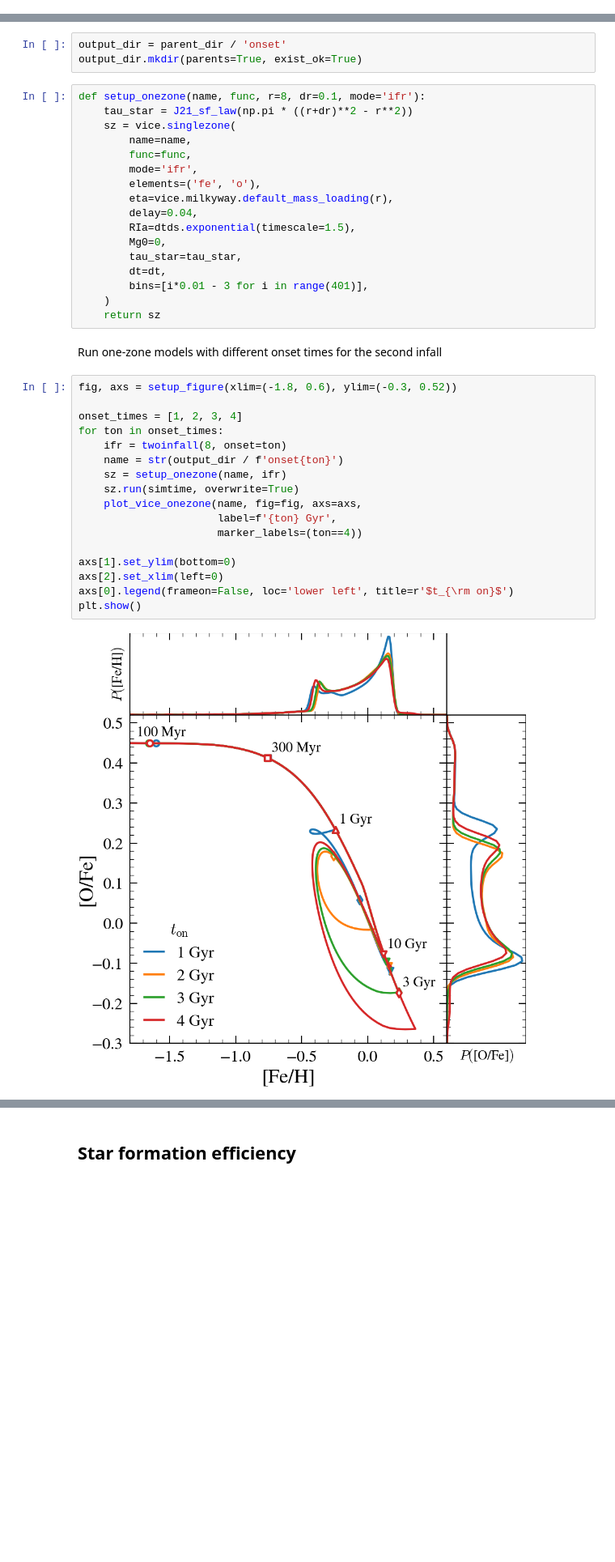
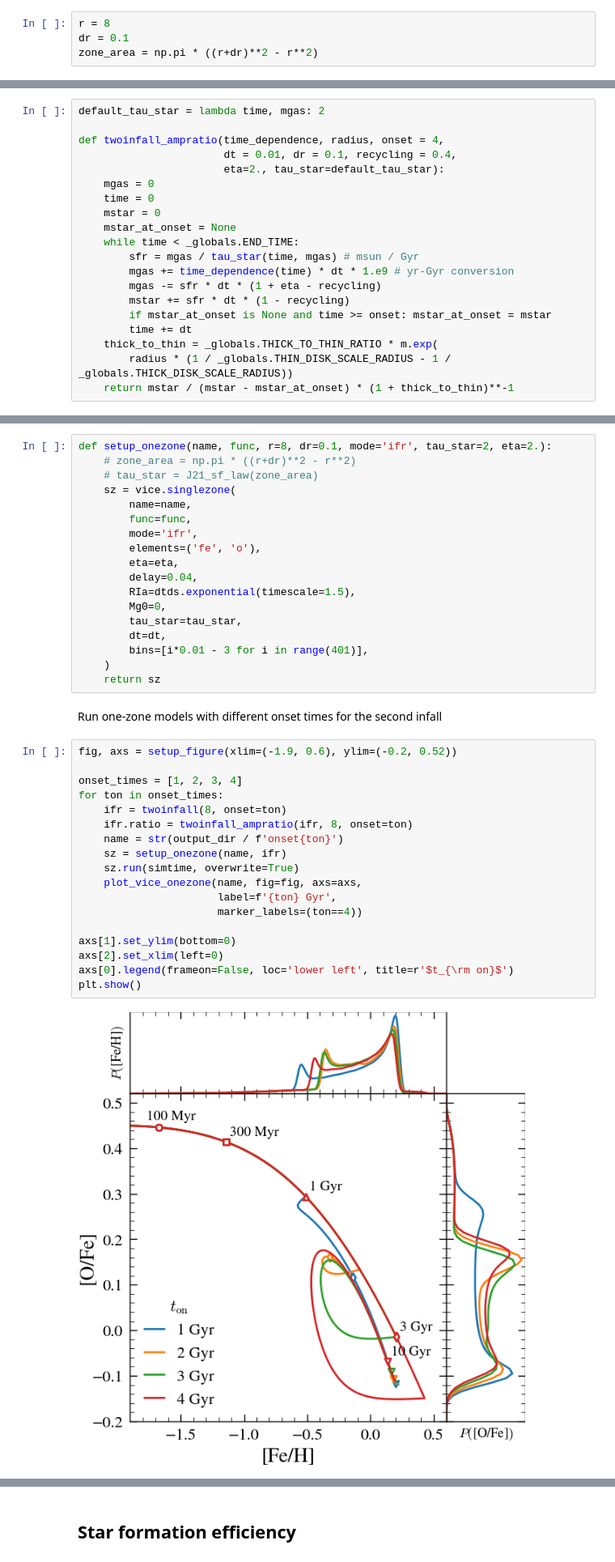
Before and after one commit to lodubay/twoinfall, a Jupyter notebook: src/scripts/onezone_params.ipynb, the cells around one changed output, grey strips where cells are left out. Shown at 81% size. Cells and saved outputs as stored; diff of their text form; blank space fills up the shorter version.

Commit message:
add plots comparing twoinfall models

```diff
--- a/src/scripts/onezone_params.ipynb
+++ b/src/scripts/onezone_params.ipynb
@@ -21 +24,5 @@ tmax = 13.2
 simtime = np.arange(0, tmax+dt, dt)
+# %%
+r = 8
+dr = 0.1
+zone_area = np.pi * ((r+dr)**2 - r**2)
@@ -22,17 +31,35 @@ simtime = np.arange(0, tmax+dt, dt)
+# %%
+default_tau_star = lambda time, mgas: 2
+
+def twoinfall_ampratio(time_dependence, radius, onset = 4,
+                       dt = 0.01, dr = 0.1, recycling = 0.4,
+                       eta=2., tau_star=default_tau_star):
+    mgas = 0
+    time = 0
+    mstar = 0
+    mstar_at_onset = None
+    while time < _globals.END_TIME:
+        sfr = mgas / tau_star(time, mgas) # msun / Gyr
+        mgas += time_dependence(time) * dt * 1.e9 # yr-Gyr conversion
+        mgas -= sfr * dt * (1 + eta - recycling)
+        mstar += sfr * dt * (1 - recycling)
+        if mstar_at_onset is None and time >= onset: mstar_at_onset = mstar
+        time += dt
+    thick_to_thin = _globals.THICK_TO_THIN_RATIO * m.exp(
+        radius * (1 / _globals.THIN_DISK_SCALE_RADIUS - 1 / _globals.THICK_DISK_SCALE_RADIUS))
+    return mstar / (mstar - mstar_at_onset) * (1 + thick_to_thin)**-1
 # %% [markdown]
 ## Onset time
-# %%
-output_dir = parent_dir / 'onset'
-output_dir.mkdir(parents=True, exist_ok=True)
 # %%
-def setup_onezone(name, func, r=8, dr=0.1, mode='ifr'):
-    tau_star = J21_sf_law(np.pi * ((r+dr)**2 - r**2))
+def setup_onezone(name, func, r=8, dr=0.1, mode='ifr', tau_star=2, eta=2.):
+    # zone_area = np.pi * ((r+dr)**2 - r**2)
+    # tau_star = J21_sf_law(zone_area)
     sz = vice.singlezone(
         name=name,
         func=func,
         mode='ifr',
         elements=('fe', 'o'),
-        eta=vice.milkyway.default_mass_loading(r),
+        eta=eta,
         delay=0.04,
         RIa=dtds.exponential(timescale=1.5),
         Mg0=0,
@@ -44,21 +71,22 @@ def setup_onezone(name, func, r=8, dr=0.1, mode='ifr'):
 # %% [markdown]
 Run one-zone models with different onset times for the second infall
 # %%
-fig, axs = setup_figure(xlim=(-1.8, 0.6), ylim=(-0.3, 0.52))
+fig, axs = setup_figure(xlim=(-1.9, 0.6), ylim=(-0.2, 0.52))
 
 onset_times = [1, 2, 3, 4]
 for ton in onset_times:
     ifr = twoinfall(8, onset=ton)
+    ifr.ratio = twoinfall_ampratio(ifr, 8, onset=ton)
     name = str(output_dir / f'onset{ton}')
     sz = setup_onezone(name, ifr)
     sz.run(simtime, overwrite=True)
     plot_vice_onezone(name, fig=fig, axs=axs,
                       label=f'{ton} Gyr',
                       marker_labels=(ton==4))
 
 axs[1].set_ylim(bottom=0)
 axs[2].set_xlim(left=0)
 axs[0].legend(frameon=False, loc='lower left', title=r'$t_{\rm on}$')
 plt.show()
 # %% [output]
-[figure, old version]
+[figure, new version]
```
Also changed, not shown: parts of 26 cells of this notebook, 1 other file.
